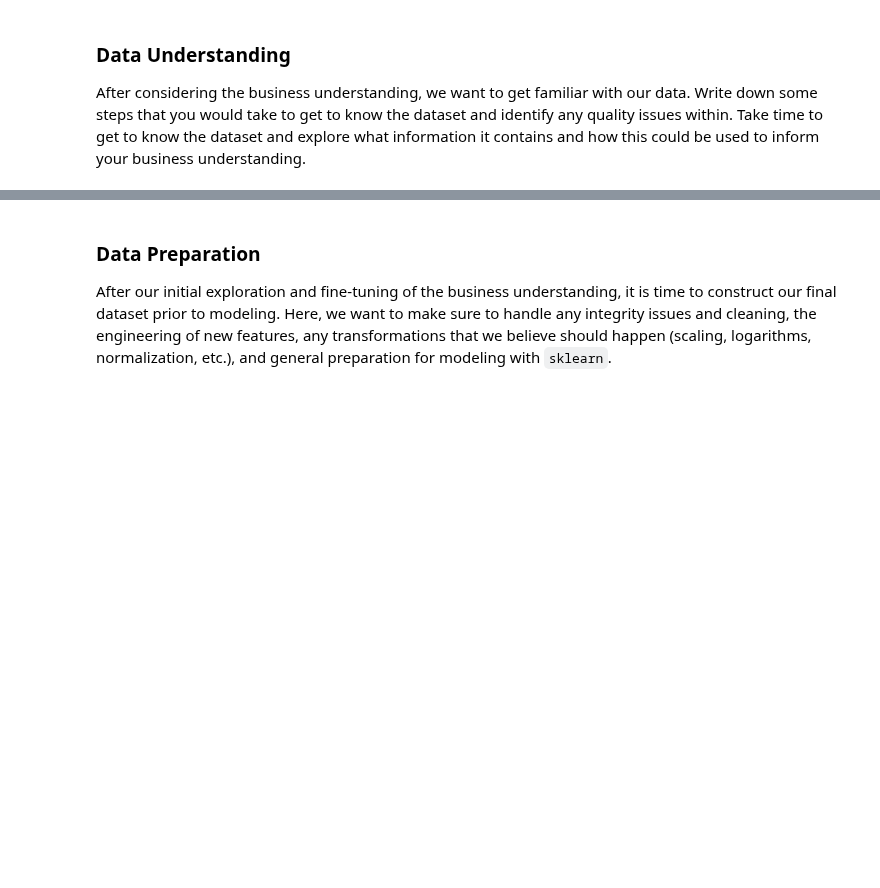
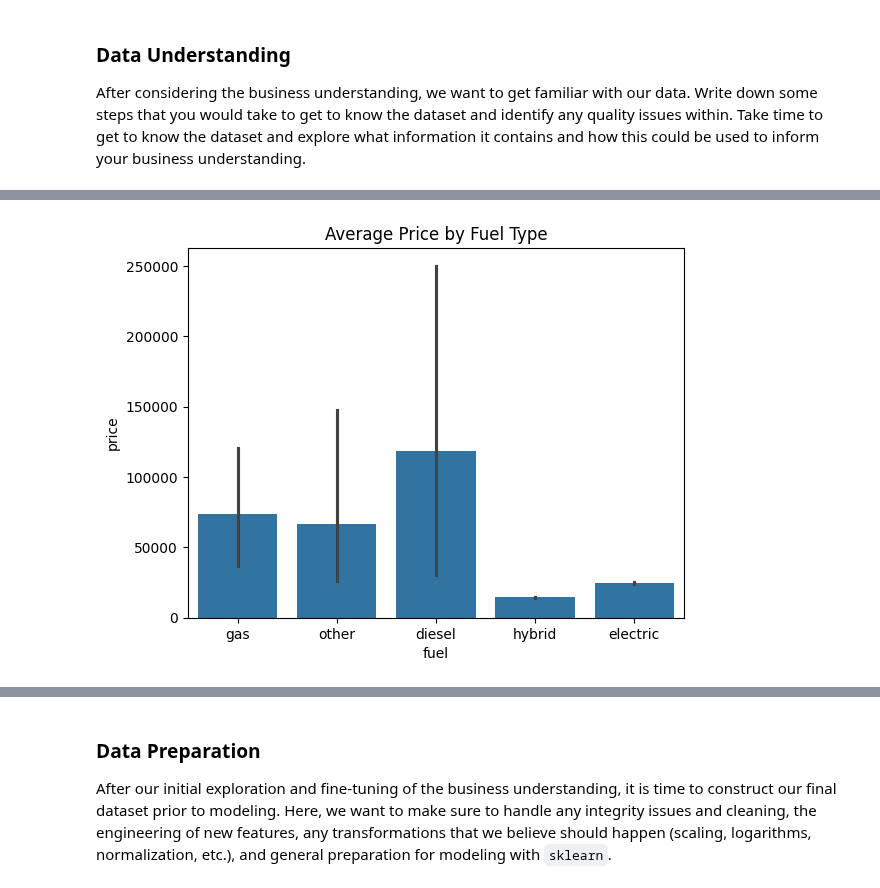
Before and after one commit to RichArden1900/Practical-Application-II-Assignment-11.1, a Jupyter notebook: prompt_II.ipynb, the cells around one changed output, grey strips where cells are left out. Saved outputs shown, nothing was run; the diff lists cells and outputs as text; code cells hidden in the pictures; blank space fills up the shorter version.

Commit message:
Update Data Understanding 1

```diff
--- a/prompt_II.ipynb
+++ b/prompt_II.ipynb
@@ -40,0 +50,2 @@ After considering the business understanding, we want to get familiar with our d
+# %%
+df = pd.read_csv('data/vehicles.csv')
@@ -40,0 +84,6 @@ After considering the business understanding, we want to get familiar with our d
+# %%
+sns.barplot(data=df, x='fuel', y='price')
+plt.title("Average Price by Fuel Type")
+plt.show()
+# %% [output]
+[figure, added]
```
Also changed, not shown: parts of 13 cells of this notebook.
